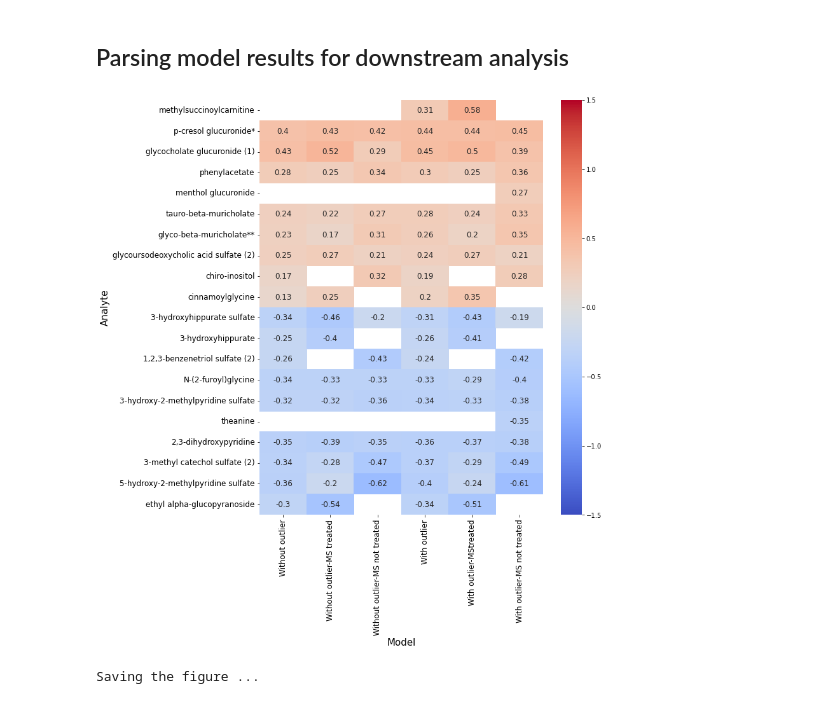
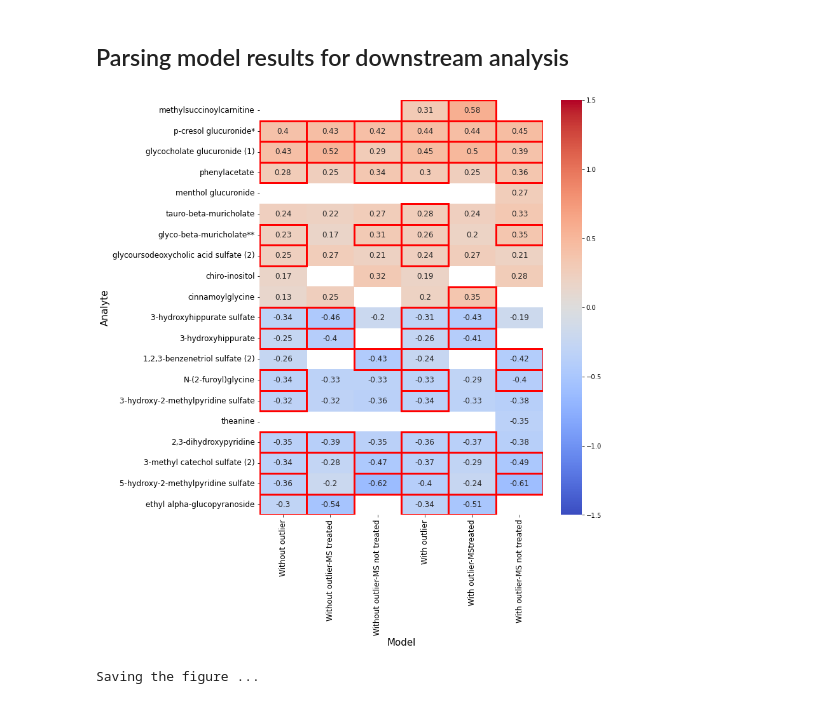
Before and after one commit to BaranziniLab/iMSMS_metabolomics, a Jupyter notebook: GLM_model_analysis_global_iMSMS_compounds.ipynb, the cells around one changed output. Cells and saved outputs as stored; diff of their text form; code cells hidden in the pictures.

```diff
--- a/GLM_model_analysis_global_iMSMS_compounds.ipynb
+++ b/GLM_model_analysis_global_iMSMS_compounds.ipynb
@@ -76,21 +76,27 @@ writer.close()
 # This is because those analytes' concentration values were constant across all patient samples.
 
 disease_coeff = []
+pval = []
 none_model_index = []
 pval_thresh = 0.05
 
 for index, model in enumerate(model_list):
     disease_coeff_model = []
+    pval_model = []
     for item in model:
         try:
             if (item["model"].pvalues["Disease_label"] < pval_thresh) & (item["model"].converged==1):
                 disease_coeff_model.append(item["model"].params["Disease_label"])
+                pval_model.append(item["model"].pvalues["Disease_label"])
             else:
                 disease_coeff_model.append(None)
+                pval_model.append(None)
         except:
             none_model_index.append({"model": item, "model_index":index})
             disease_coeff_model.append(None)
+            pval_model.append(None)
     disease_coeff.append(disease_coeff_model)
+    pval.append(pval_model)
 
 analyte_list = []
 for item in model_1:
@@ -101,39 +107,53 @@ disease_coeff[disease_coeff == None] = np.nan
 disease_coeff = np.where(disease_coeff == None, np.nan, disease_coeff).astype(float)
 disease_coeff_df = pd.DataFrame(disease_coeff, index=analyte_list, columns=model_name_list)
 # disease_coeff_df = disease_coeff_df.dropna(subset=list(disease_coeff_df.columns))
+
+pval = np.array(pval).transpose()
+pval[pval == None] = np.nan
+pval = np.where(pval == None, np.nan, pval).astype(float)
 # %%
-######
 FIG_SIZE = (10, 12)
 FONTSIZE = 12
 LABELSIZE = 15
 
-# Calculate the average disease coefficient across all models for each compound, ignoring NaN values
+
 avg_coeffs = disease_coeff_df.mean(axis=1, skipna=True)
 
 # Get the top 10 positive and top 10 negative compounds
 top_positives = avg_coeffs.nlargest(10).index
 top_negatives = avg_coeffs.nsmallest(10).index
-
-# Concatenate the two lists and get the top 25 compounds
 top_compounds = pd.concat([avg_coeffs.loc[top_positives], avg_coeffs.loc[top_negatives]]).nlargest(25).index
-
-# Select only the top 25 compounds from the original dataframe
 top_disease_coeff_df = disease_coeff_df.loc[top_compounds]
 
-# Plot the heatmap for the top 25 compounds
 fig, ax = plt.subplots(figsize=FIG_SIZE)
 sns.heatmap(top_disease_coeff_df, cmap='coolwarm', vmin=-1.5, vmax=1.5, annot=True, annot_kws={"fontsize": FONTSIZE})
+
+# Selecting the row indices of top compounds from the original dataframe disease_coeff_df
+red_box_row_index = []
+for item in top_disease_coeff_df.index.values:
+    red_box_row_index.append(np.where(item == disease_coeff_df.index.values)[0][0])
+
+# Select the pval using the selected row indices from above
+pval_row_selected = pval[red_box_row_index]
+indices = np.where(pval_row_selected < 10**-5)
+
+# Add red outline to the boxes
+for i, j in zip(indices[0], indices[1]):
+    rect = plt.Rectangle((j, i), 1, 1, fill=False, edgecolor='red', lw=3)
+    ax.add_patch(rect)
+
 ax.set_xticklabels(ax.get_xticklabels(), fontsize=FONTSIZE)
 ax.set_yticklabels(ax.get_yticklabels(), fontsize=FONTSIZE)
 plt.xlabel('Model', fontsize=LABELSIZE)
 plt.ylabel('Analyte', fontsize=LABELSIZE)
 plt.show()
 
+
 print('Saving the figure ...')
-fig_filename = os.path.join(OUTPUT_PATH, "figures", "heat_map_of_disease_coeff_vs_global_iMSMS_compounds_{}_sample.svg".format(sample))
+fig_filename = os.path.join(OUTPUT_PATH, "figures", "heat_map_of_disease_coeff_vs_global_iMSMS_compounds_{}_sample_with_red_box_outline.svg".format(sample))
 fig.savefig(fig_filename, format='svg', bbox_inches='tight')
 # %% [output]
-[figure, old version]
+[figure, new version]
 Saving the figure ...
 # %%
 # import matplotlib.pyplot as plt
```
Also changed, not shown: 10 other files.
